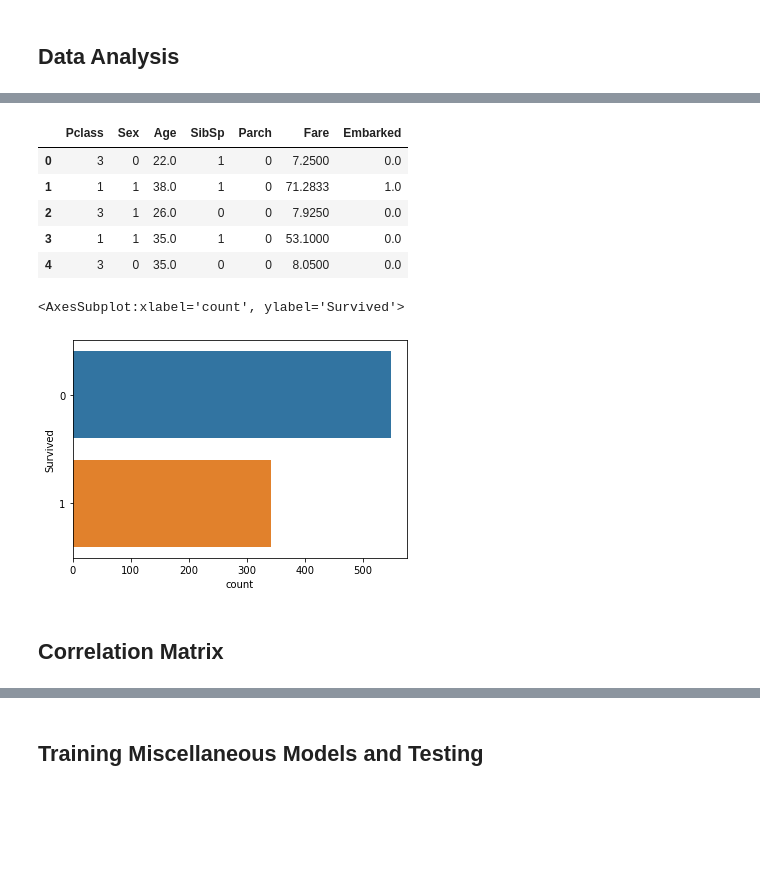
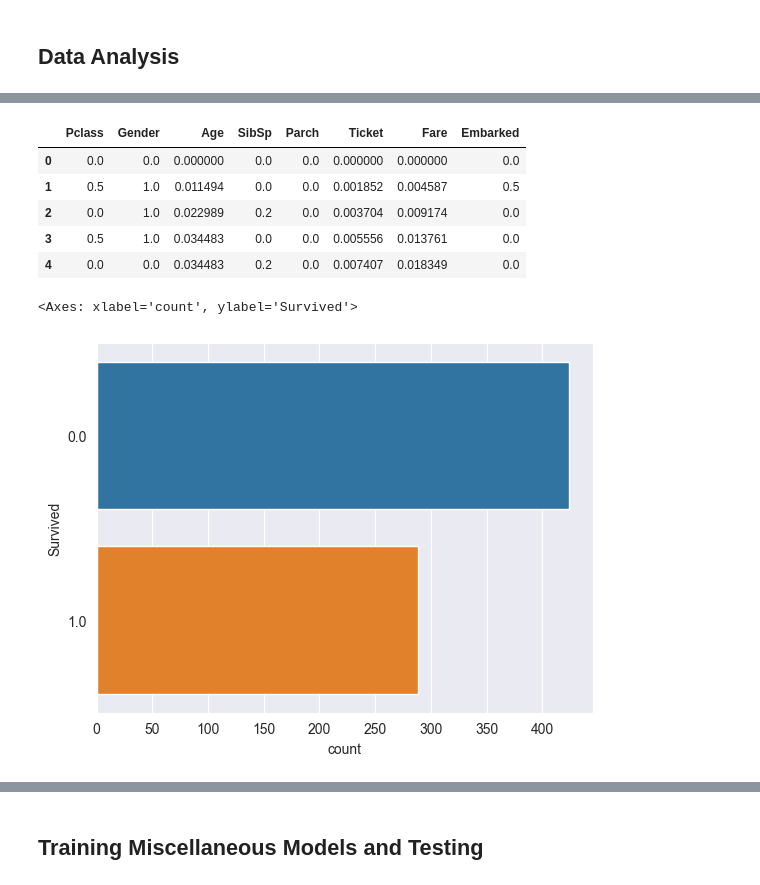
Before and after one commit to EminKeresteci/ml-titanic, a Jupyter notebook: ml-titanic.ipynb, the cells around one changed output, grey strips where cells are left out. Saved outputs shown, nothing was run; the diff lists cells and outputs as text; code cells hidden in the pictures; blank space fills up the shorter version.

```diff
--- a/ml-titanic.ipynb
+++ b/ml-titanic.ipynb
@@ -88,0 +18,5 @@ Name: Pclass, dtype: int64
+# %%
+data = pd.read_csv("train.csv")
+print(data.shape)
+print(data.columns)
+data.head(10)
@@ -88,0 +55,3 @@ Name: Pclass, dtype: int64
+# %%
+data_clean = data.drop(columns="Cabin").dropna()
+print(data_clean.shape)
@@ -88,0 +60,3 @@ Name: Pclass, dtype: int64
+# %%
+data_numeric = data_clean.drop(columns=["Name","PassengerId"]).apply(lambda x: pd.factorize(x)[0])
+data_numeric.head(10)
@@ -88,0 +81,4 @@ Name: Pclass, dtype: int64
+# %%
+scaler = sklearn.preprocessing.MinMaxScaler()
+data_scaled = pd.DataFrame(scaler.fit_transform(data_numeric), columns=data_numeric.columns)
+data_scaled.head()
@@ -89,19 +92,16 @@ Name: Pclass, dtype: int64
 # %%
-x = train.drop(columns=['Survived'])
+x = data_scaled.drop(columns=['Survived'])
 x.head()
 # %% [output]
-|  | Pclass | Sex | Age | SibSp | Parch | Fare | Embarked |
-| 0 | 3 | 0 | 22.0 | 1 | 0 | 7.2500 | 0.0 |
-| 1 | 1 | 1 | 38.0 | 1 | 0 | 71.2833 | 1.0 |
-| 2 | 3 | 1 | 26.0 | 0 | 0 | 7.9250 | 0.0 |
-| 3 | 1 | 1 | 35.0 | 1 | 0 | 53.1000 | 0.0 |
-| 4 | 3 | 0 | 35.0 | 0 | 0 | 8.0500 | 0.0 |
+|  | Pclass | Gender | Age | SibSp | Parch | Ticket | Fare | Embarked |
+| 0 | 0.0 | 0.0 | 0.000000 | 0.0 | 0.0 | 0.000000 | 0.000000 | 0.0 |
+| 1 | 0.5 | 1.0 | 0.011494 | 0.0 | 0.0 | 0.001852 | 0.004587 | 0.5 |
+| 2 | 0.0 | 1.0 | 0.022989 | 0.2 | 0.0 | 0.003704 | 0.009174 | 0.0 |
+| 3 | 0.5 | 1.0 | 0.034483 | 0.0 | 0.0 | 0.005556 | 0.013761 | 0.0 |
+| 4 | 0.0 | 0.0 | 0.034483 | 0.2 | 0.0 | 0.007407 | 0.018349 | 0.0 |
 # %%
-y = train['Survived']
-import seaborn as sb
+y = data_scaled['Survived']
 sb.countplot(y = y)
 # %% [output]
-<AxesSubplot:xlabel='count', ylabel='Survived'>
+<Axes: xlabel='count', ylabel='Survived'>
-[figure, old version]
+[figure, new version]
-# %% [markdown]
-<h2>Correlation Matrix
```
Also changed, not shown: parts of 76 cells of this notebook, 1 other file.
